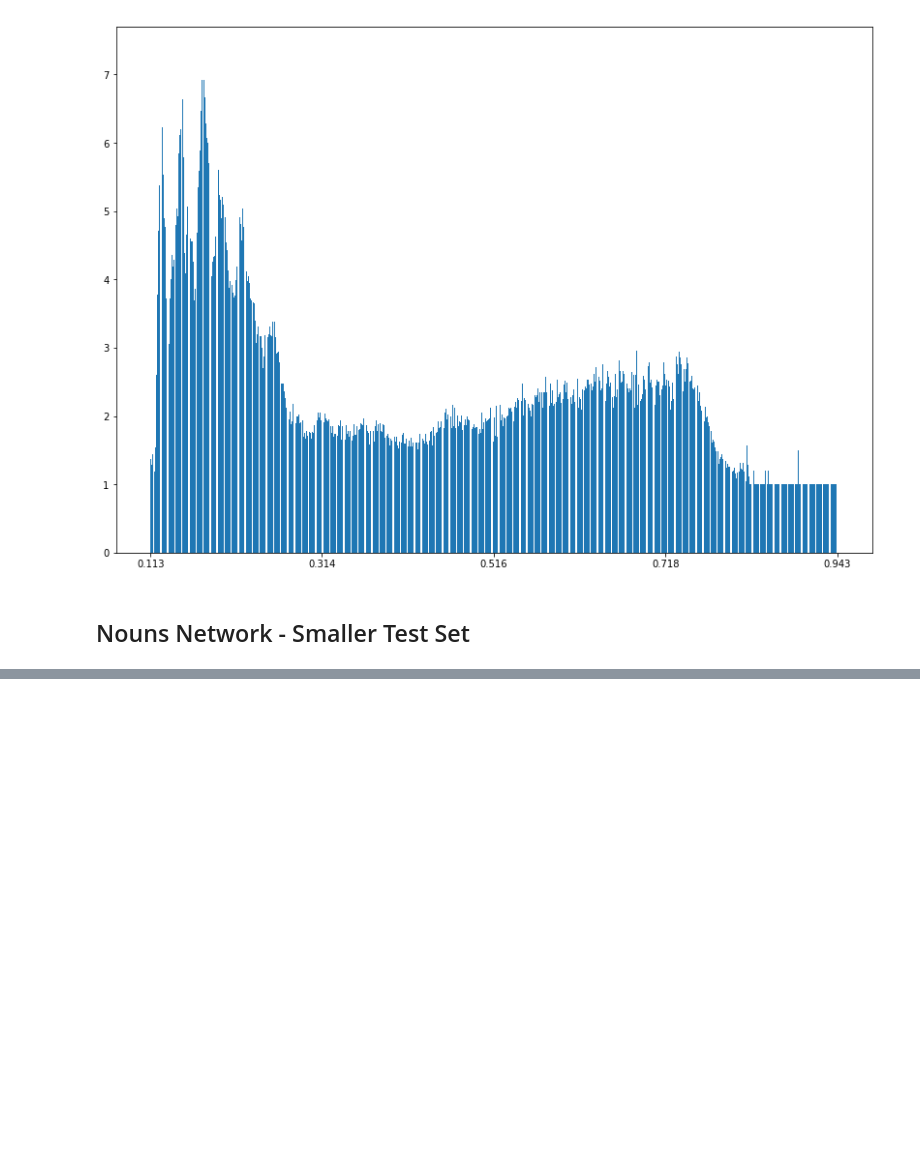
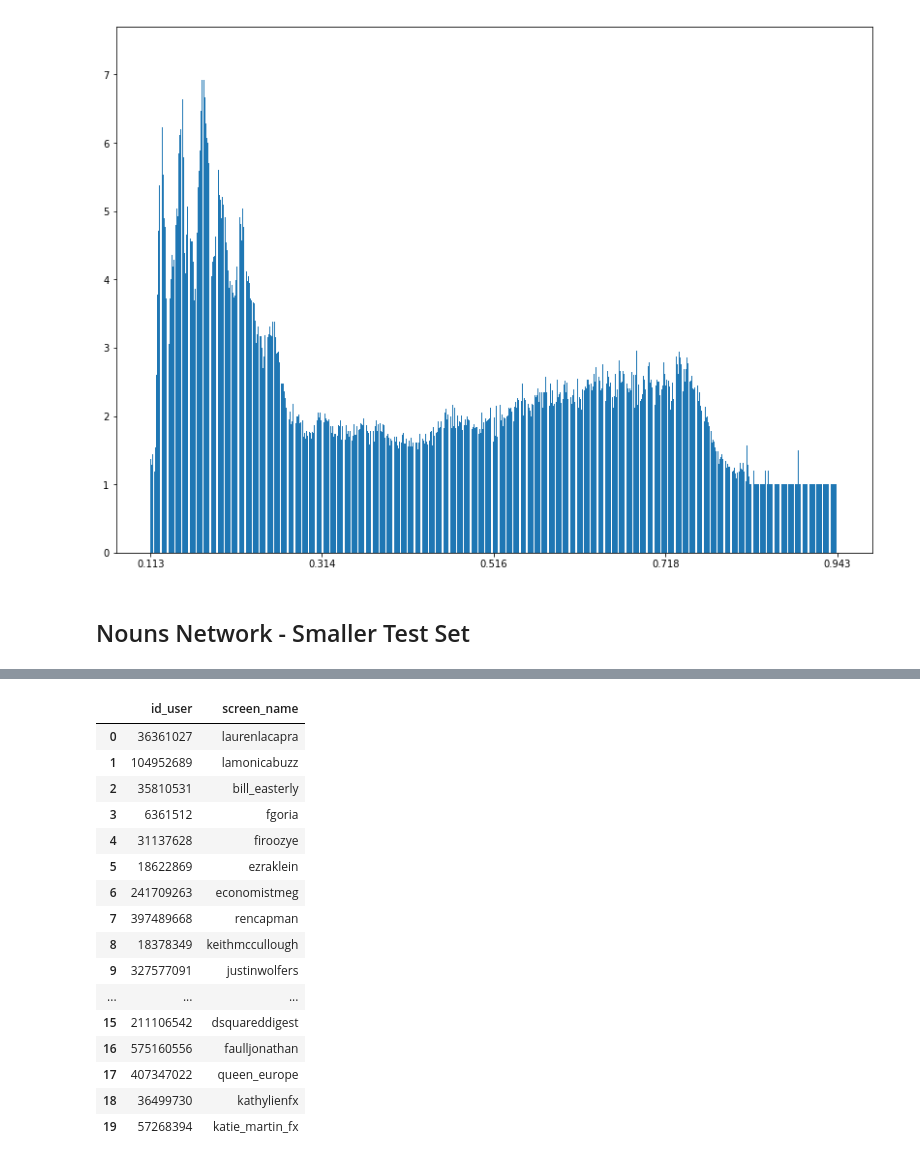
Before and after one commit to DataSciencePolimi/NetSKE, a Jupyter notebook: graphs/Finance Domain - 20 seeds - Candidates as Random.ipynb, the cells around one changed output, grey strips where cells are left out. Cells and saved outputs as stored; diff of their text form; code cells hidden in the pictures; blank space fills up the shorter version.

```diff
--- a/graphs/Finance Domain - 20 seeds - Candidates as Random.ipynb
+++ b/graphs/Finance Domain - 20 seeds - Candidates as Random.ipynb
@@ -365,0 +371,20 @@ for test in range(1, 11):
+# %%
+seed_data
+# %% [output]
+|  | id_user | screen_name |
+| 0 | 36361027 | laurenlacapra |
+| 1 | 104952689 | lamonicabuzz |
+| 2 | 35810531 | bill_easterly |
+| 3 | 6361512 | fgoria |
+| 4 | 31137628 | firoozye |
+| 5 | 18622869 | ezraklein |
+| 6 | 241709263 | economistmeg |
+| 7 | 397489668 | rencapman |
+| 8 | 18378349 | keithmccullough |
+| 9 | 327577091 | justinwolfers |
+| ... | ... | ... |
+| 15 | 211106542 | dsquareddigest |
+| 16 | 575160556 | faulljonathan |
+| 17 | 407347022 | queen_europe |
+| 18 | 36499730 | kathylienfx |
+| 19 | 57268394 | katie_martin_fx |
```
Also changed, not shown: parts of 5 cells of this notebook.
